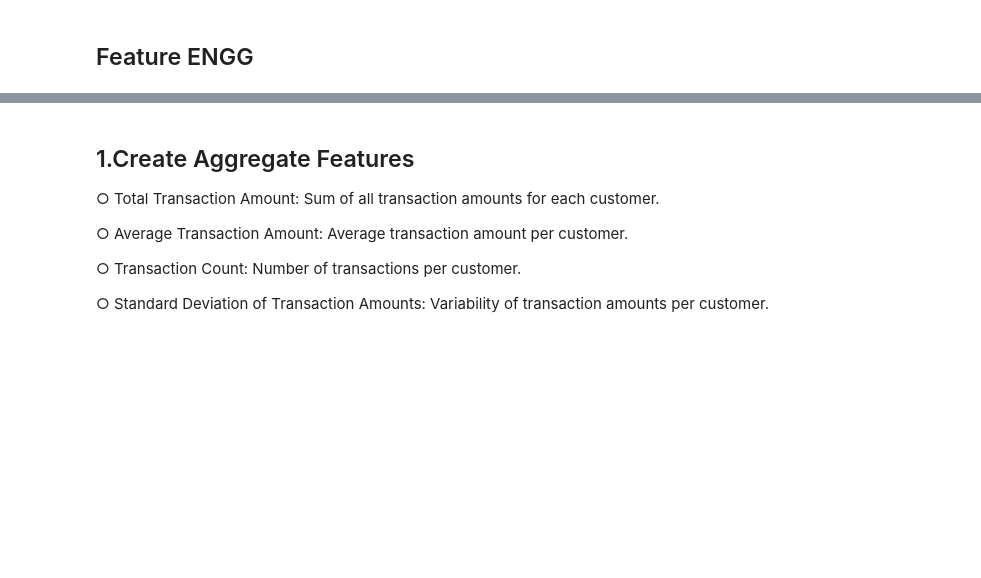
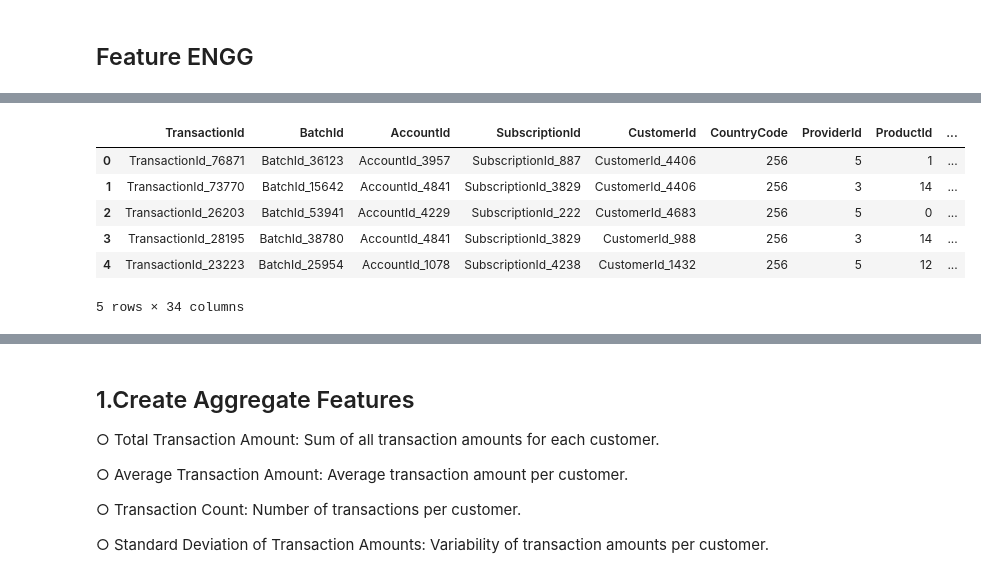
Before and after one commit to hydropython/Bati-Bank-Credit-Scoring-Model, a Jupyter notebook: notebooks/Feature_engg.ipynb, the cells around one changed output, grey strips where cells are left out. Saved outputs shown, nothing was run; the diff lists cells and outputs as text; code cells hidden in the pictures; blank space fills up the shorter version.

```diff
--- a/notebooks/Feature_engg.ipynb
+++ b/notebooks/Feature_engg.ipynb
@@ -11,3 +11,70 @@ df=pd.read_csv('../Data/cleaned_data.csv')
 # %%
 processor = TransactionProcessor(df)
 # processed_df = processor.process_data()
+# %%
+
+def encode_categorical_columns(df):
+    """
+    Encode categorical columns in the DataFrame.
+
+    Parameters:
+    df (pd.DataFrame): The input DataFrame to encode.
+
+    Returns:
+    pd.DataFrame: The DataFrame with encoded categorical columns.
+    """
+    # Step 1: Strip column names to remove any leading or trailing spaces
+    df.columns = df.columns.str.strip()
+
+    # Step 2: Encode 'ProductCategory' using One-Hot Encoding
+    if 'ProductCategory' in df.columns:
+        # Create dummies and drop the first category to avoid multicollinearity
+        df = pd.get_dummies(df, columns=['ProductCategory'], prefix='ProductCategory', drop_first=True)
+
+        # Convert newly created dummy columns from boolean to int
+        product_category_cols = [col for col in df.columns if col.startswith('ProductCategory')]
+        df[product_category_cols] = df[product_category_cols].astype(int)  # Ensure conversion to int
+
+        # Check the values and types after conversion
+        print("Product category columns after conversion:")
+        print(df[product_category_cols].head())
+        print("Data types after conversion:")
+        print(df[product_category_cols].dtypes)
+
+    # Step 3: Encode 'ProviderId', 'ProductId', and 'ChannelId' using Label Encoding
+    for col in ['ProviderId', 'ProductId', 'ChannelId']:
+        if col in df.columns:
+            df[col] = df[col].astype('category').cat.codes  # Converts to numerical codes
+
+    # Step 4: Encode 'CurrencyCode' if it has more than one unique value
+    if 'CurrencyCode' in df.columns:
+        if df['CurrencyCode'].nunique() > 1:
+            df['CurrencyCode'] = df['CurrencyCode'].astype('category').cat.codes  # Converts to numerical codes
+        else:
+            print("Warning: 'CurrencyCode' has only one unique value, encoding may not be necessary.")
+
+    # Step 5: Optional - Encoding 'TransactionStartTime' into separate date-time components
+    if 'TransactionStartTime' in df.columns:
+        df['TransactionStartTime'] = pd.to_datetime(df['TransactionStartTime'])
+        df['TransactionYear'] = df['TransactionStartTime'].dt.year
+        df['TransactionMonth'] = df['TransactionStartTime'].dt.month
+        df['TransactionDay'] = df['TransactionStartTime'].dt.day
+        df['TransactionHour'] = df['TransactionStartTime'].dt.hour
+        df['TransactionWeekday'] = df['TransactionStartTime'].dt.dayofweek
+
+        # Drop the original 'TransactionStartTime' column if needed
+        df = df.drop(columns=['TransactionStartTime'])
+
+    # Check the data types after encoding for debugging
+    print("Final Data types after encoding:")
+    print(df.dtypes)
+
+    return df
+
+# Example usage:
+processor.df = encode_categorical_columns(processor.df)
+
+# Display the DataFrame after encoding
+print("After encoding categorical variables:")
+display(processor.df.head())
+# %% [output]
@@ -13,0 +98,7 @@ processor = TransactionProcessor(df)
+|  | TransactionId | BatchId | AccountId | SubscriptionId | CustomerId | CountryCode | ProviderId | ProductId | ... |
+| 0 | TransactionId_76871 | BatchId_36123 | AccountId_3957 | SubscriptionId_887 | CustomerId_4406 | 256 | 5 | 1 | ... |
+| 1 | TransactionId_73770 | BatchId_15642 | AccountId_4841 | SubscriptionId_3829 | CustomerId_4406 | 256 | 3 | 14 | ... |
+| 2 | TransactionId_26203 | BatchId_53941 | AccountId_4229 | SubscriptionId_222 | CustomerId_4683 | 256 | 5 | 0 | ... |
+| 3 | TransactionId_28195 | BatchId_38780 | AccountId_4841 | SubscriptionId_3829 | CustomerId_988 | 256 | 3 | 14 | ... |
+| 4 | TransactionId_23223 | BatchId_25954 | AccountId_1078 | SubscriptionId_4238 | CustomerId_1432 | 256 | 5 | 12 | ... |
+5 rows × 34 columns
```
Also changed, not shown: parts of 9 cells of this notebook.
